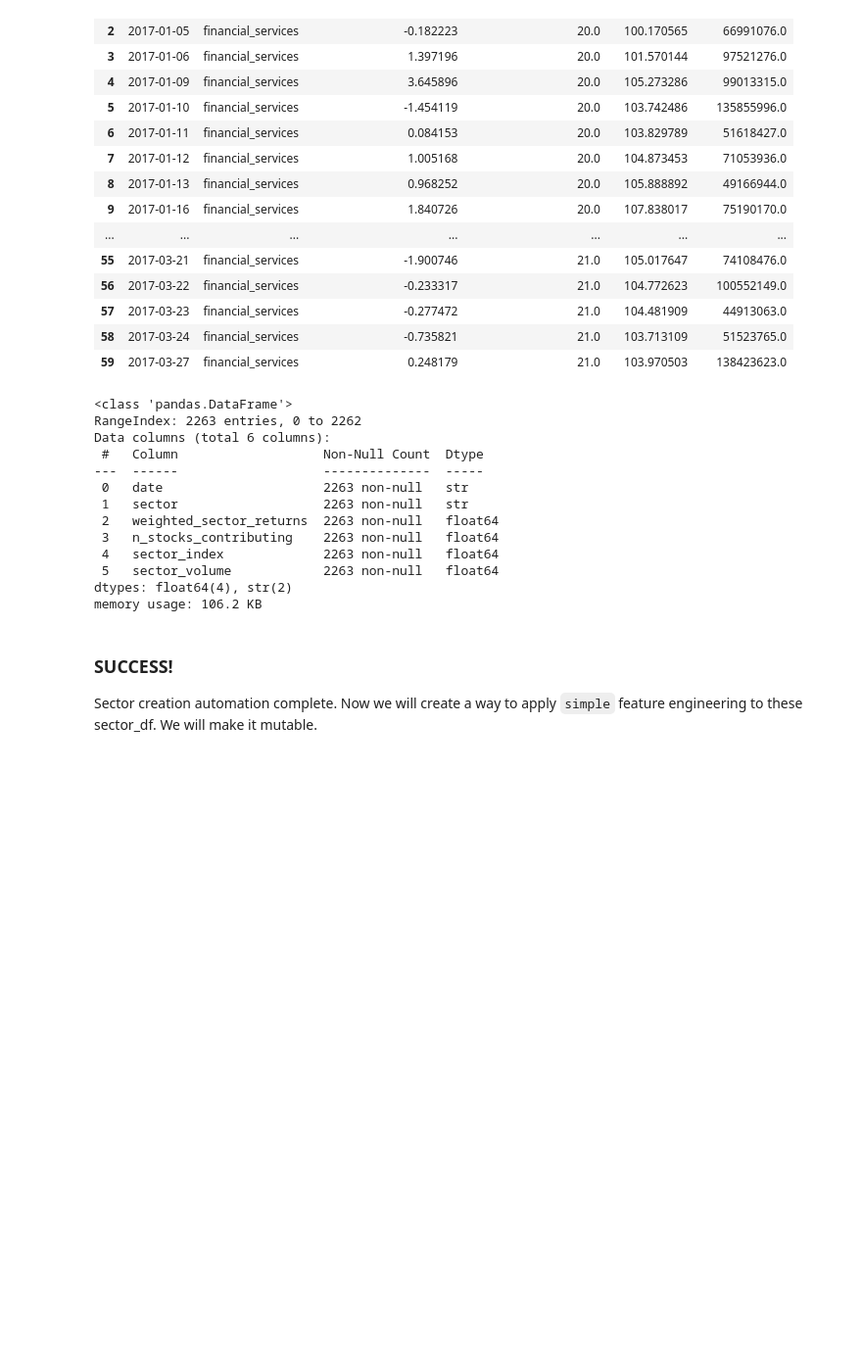
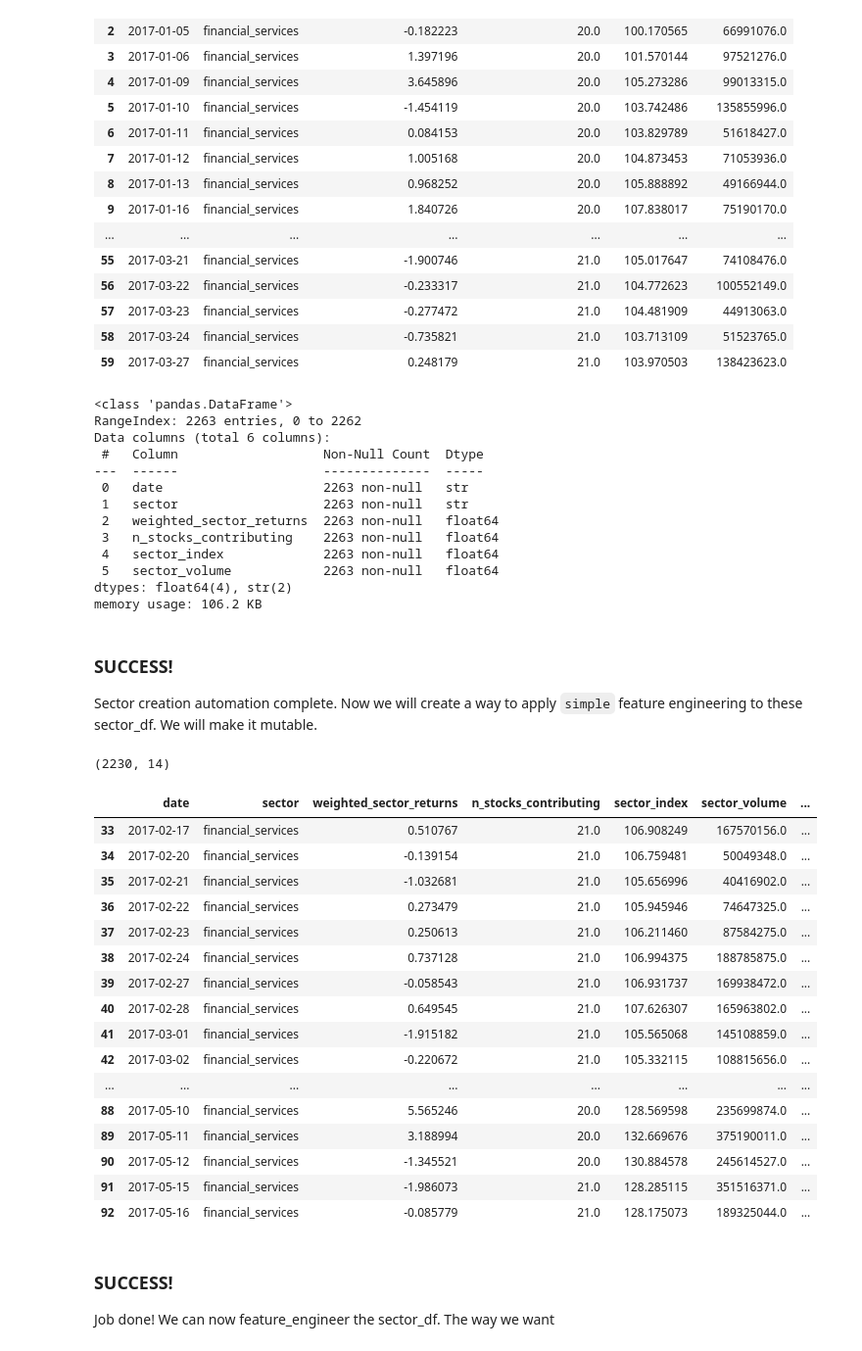
Before and after one commit to Udeani4/SectorLevel_StockPerformance_Predictoion, a Jupyter notebook: stock_sector_analysis.ipynb, the cells around one changed output. Shown at 98% size. Drawn from its saved outputs; the diff is of its cells as text; code cells hidden in the pictures; blank space fills up the shorter version.

Commit message:
sector_feature_engineering created

```diff
--- a/stock_sector_analysis.ipynb
+++ b/stock_sector_analysis.ipynb
@@ -132,45 +132,45 @@ def lag_returns(data: pd.DataFrame,lag_items: list[int] | None = None) -> pd.Dat
     if lag_items is None:
         lag_items=[1]
     for lag in lag_items:
-        data[f'lag_return{lag}']=data['returns_pct'].shift(lag)
+        data[f'sector_lag_return{lag}']=data['weighted_sector_returns'].shift(lag)
     return data
 
 def moving_averages(data: pd.DataFrame,averaging_items: list[int] | None = None) -> pd.DataFrame:
     if averaging_items is None:
         averaging_items=[5]
     for avg in averaging_items:
-        data[f'stock_MA_{avg}']=data['close_price'].rolling(avg).mean()
+        data[f'sector_index_MA_{avg}']=data['sector_index'].rolling(avg).mean()
     return data
 
 def rolling_volatility(data: pd.DataFrame,volatility_items: list[int] | None = None) -> pd.DataFrame:
     if volatility_items is None:
         volatility_items=[20]
     for vol in volatility_items:
-        data[f'returns_volatility_{vol}']=data['returns_pct'].rolling(vol).std()
+        data[f'sector_returns_volatility_{vol}']=data['weighted_sector_returns'].rolling(vol).std()
     return data
 
 def relative_strength_index(data:pd.DataFrame, rsi_length:int | None=None) -> pd.DataFrame:
      if rsi_length is None:
         rsi_length=14
 
-     data['stock_RSI']=ta.rsi(data['close_price'], length=rsi_length)
+     data['sector_index_RSI']=ta.rsi(data['sector_index'], length=rsi_length)
      return data
 
 def ma_convergence_divergence(data:pd.DataFrame) -> pd.DataFrame:
-     data.ta.macd(close='close_price', append=True)
-     data.rename(columns={'MACD_12_26_9':'MACD','MACDh_12_26_9':'MACD_hist','MACDs_12_26_9':'MACD_signal'},inplace=True)
+     data.ta.macd(close='sector_index', append=True)
+     data.rename(columns={'MACD_12_26_9':'sector_MACD','MACDh_12_26_9':'sector_MACD_hist','MACDs_12_26_9':'sector_MACD_signal'},inplace=True)
      return data
 
 def volume_moving_average(data: pd.DataFrame,volume_items: list[int] | None = None) -> pd.DataFrame:
     if volume_items is None:
         volume_items=[20]
     for vol in volume_items:
-        data[f'stock_volume_MA_{vol}']=data['volume'].rolling(vol).mean()
+        data[f'sector_stock_volume_MA_{vol}']=data['sector_volume'].rolling(vol).mean()
     return data
 
-def clean_and_save(data:pd.DataFrame,stock_name:str):
-     cleaned_data=data.dropna()
-     cleaned_data.to_csv(f'feature_engineering/stocks_FE/{stock_name.upper()}_ENGINEERED',index=False)
+# def clean_and_save(data:pd.DataFrame,stock_name:str):
+#      cleaned_data=data.dropna()
+#      cleaned_data.to_csv(f'feature_engineering/stocks_FE/{stock_name.upper()}_ENGINEERED',index=False)
 
 
 def sector_data_creation(folder_path):
@@ -341,7 +341,7 @@ def sector_feature_engineering(
         moving_avg_:list[int] | None=None,
         rolling_vol_:list[int] | None=None,
         rsi_:int | None=None,
-        ma_con_div_=bool,
+        ma_con_div_:bool=True,
         vol_moving_avg_:list[int] | None=None
         ) -> pd.DataFrame:
     lag_returns_df=lag_returns(data=sector_df,lag_items=lag_returns_)
@@ -356,6 +356,35 @@ def sector_feature_engineering(
 
     cleaned_df=vol_moving_avg_df.dropna()
     return cleaned_df
+# %%
+eng_df=sector_feature_engineering(sector_df=fin_service_df)
+# %%
+eng_df.shape
+# %% [output]
+(2230, 14)
+# %%
+eng_df.head(60)
+# %% [output]
+|  | date | sector | weighted_sector_returns | n_stocks_contributing | sector_index | sector_volume | ... |
+| 33 | 2017-02-17 | financial_services | 0.510767 | 21.0 | 106.908249 | 167570156.0 | ... |
+| 34 | 2017-02-20 | financial_services | -0.139154 | 21.0 | 106.759481 | 50049348.0 | ... |
+| 35 | 2017-02-21 | financial_services | -1.032681 | 21.0 | 105.656996 | 40416902.0 | ... |
+| 36 | 2017-02-22 | financial_services | 0.273479 | 21.0 | 105.945946 | 74647325.0 | ... |
+| 37 | 2017-02-23 | financial_services | 0.250613 | 21.0 | 106.211460 | 87584275.0 | ... |
+| 38 | 2017-02-24 | financial_services | 0.737128 | 21.0 | 106.994375 | 188785875.0 | ... |
+| 39 | 2017-02-27 | financial_services | -0.058543 | 21.0 | 106.931737 | 169938472.0 | ... |
+| 40 | 2017-02-28 | financial_services | 0.649545 | 21.0 | 107.626307 | 165963802.0 | ... |
+| 41 | 2017-03-01 | financial_services | -1.915182 | 21.0 | 105.565068 | 145108859.0 | ... |
+| 42 | 2017-03-02 | financial_services | -0.220672 | 21.0 | 105.332115 | 108815656.0 | ... |
+| ... | ... | ... | ... | ... | ... | ... | ... |
+| 88 | 2017-05-10 | financial_services | 5.565246 | 20.0 | 128.569598 | 235699874.0 | ... |
+| 89 | 2017-05-11 | financial_services | 3.188994 | 20.0 | 132.669676 | 375190011.0 | ... |
+| 90 | 2017-05-12 | financial_services | -1.345521 | 20.0 | 130.884578 | 245614527.0 | ... |
+| 91 | 2017-05-15 | financial_services | -1.986073 | 21.0 | 128.285115 | 351516371.0 | ... |
+| 92 | 2017-05-16 | financial_services | -0.085779 | 21.0 | 128.175073 | 189325044.0 | ... |
+# %% [markdown]
+### SUCCESS!
+Job done! We can now feature_engineer the sector_df. The way we want
 # %%
 # ## let me keep this here
 # def weighted_stock_returns(csv_data:pd.DataFrame, ticker:str, sector_market_cap:float, all_stocks:pd.DataFrame) -> dict:
```
